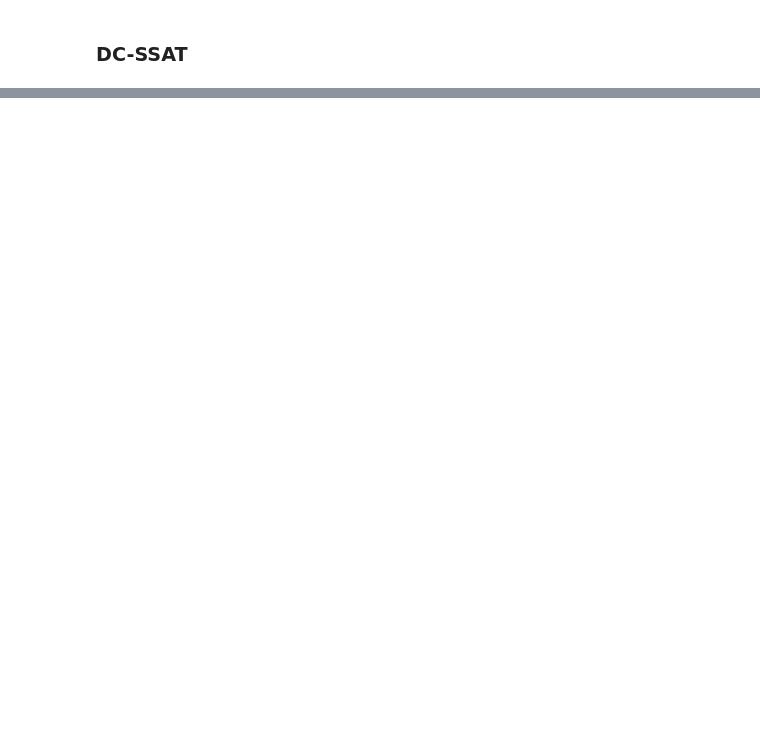
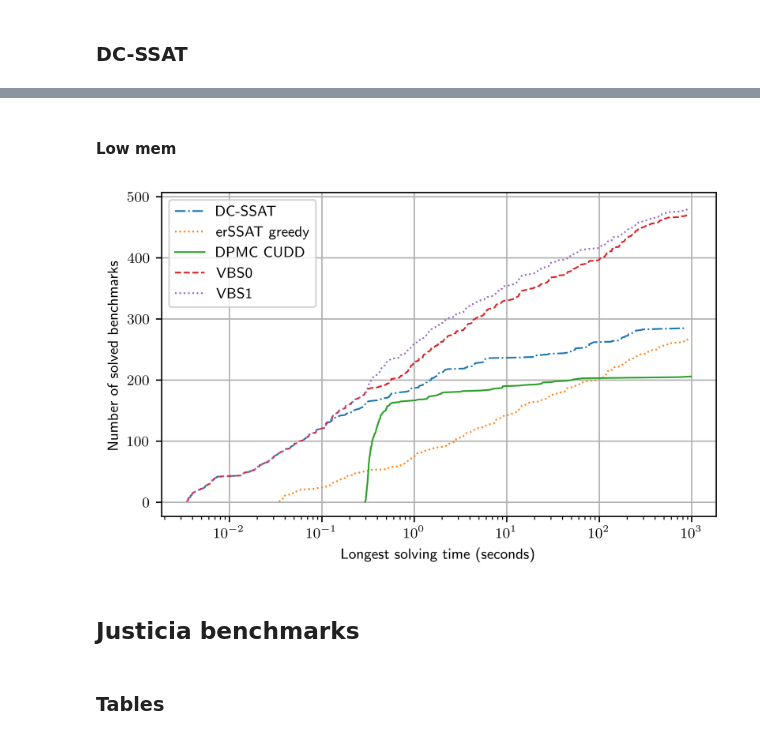
Before and after one commit to vuphan314/DPER, a Jupyter notebook: eval/dper.ipynb, the cells around one changed output, grey strips where cells are left out. Drawn from its saved outputs; the diff is of its cells as text; code cells hidden in the pictures; blank space fills up the shorter version.

```diff
--- a/eval/dper.ipynb
+++ b/eval/dper.ipynb
@@ -752,0 +1814,17 @@ drawWidthCurve(ax, WIDTH_TABLE, SUFFIXES, d, m, t, w, 'DpCF', 'DPER', '-')
+# %%
+q = 'select base, sol, mem, time from data '
+
+LO_WPMC_PERF_TABLE = LO_WPMC_DCSSAT_INST.getTable(q)
+
+LO_WPMC_PERF_TABLE = LO_WPMC_PERF_TABLE.merge(LO_WPMC_ERSSAT_GREED_INST.getTable(q))
+LO_WPMC_PERF_TABLE = LO_WPMC_PERF_TABLE.merge(LO_WPMC_ERSSAT_NOGREED_INST.getTable(q))
+
+LO_WPMC_PERF_TABLE = LO_WPMC_PERF_TABLE.merge(LO_WPMC_DPMC_CUDD_FLOW_INST.getTable(q))
+LO_WPMC_PERF_TABLE = LO_WPMC_PERF_TABLE.merge(LO_WPMC_DPMC_SYLVAN_FLOW_INST.getTable(q))
+
+LO_WPMC_PERF_TABLE = LO_WPMC_PERF_TABLE.merge(WPMC_DMC_CUDD_HTD_INST.getTable(q))
+LO_WPMC_PERF_TABLE = LO_WPMC_PERF_TABLE.merge(WPMC_DMC_CUDD_HTD_LAST_INST.getTable(q))
+LO_WPMC_PERF_TABLE = LO_WPMC_PERF_TABLE.merge(WPMC_DMC_CUDD_FLOW_INST.getTable(q))
+LO_WPMC_PERF_TABLE = LO_WPMC_PERF_TABLE.merge(WPMC_DMC_CUDD_FLOW_LAST_INST.getTable(q))
+
+LO_WPMC_PERF_TABLE
@@ -752,0 +2118,30 @@ drawWidthCurve(ax, WIDTH_TABLE, SUFFIXES, d, m, t, w, 'DpCF', 'DPER', '-')
+# %% [markdown]
+#### Low mem
+# %%
+(fig, ax) = getFigAx(.6)
+
+d = DIFF
+m = LO_MEM
+t = TIME
+
+drawSolverCurve(ax, LO_WPMC_PERF_TABLE, 'Dc', d, m, t, 'DC-SSAT', '-.')
+drawSolverCurve(ax, LO_WPMC_PERF_TABLE, 'EG', d, m, t, 'erSSAT greedy', ':')
+# drawSolverCurve(ax, LO_WPMC_PERF_TABLE, 'EN', d, m, t, 'erSSAT non-greedy', ':')
+drawSolverCurve(ax, LO_WPMC_PERF_TABLE, 'DpC', d, m, t, 'DPMC CUDD', '-')
+# drawSolverCurve(ax, LO_WPMC_PERF_TABLE, 'DpS', d, m, t, 'DPMC Sylvan', '-')
+
+drawVbsCurve(ax, LO_WPMC_PERF_TABLE, [
+    'Dc',
+    'EG'
+], d, m, t, 'VBS0', '--')
+drawVbsCurve(ax, LO_WPMC_PERF_TABLE, [
+    'Dc',
+    'EG',
+    'DpC'
+], d, m, t, 'VBS1', ':')
+# %% [output]
+[figure, added]
+# %% [markdown]
+## Justicia benchmarks
+# %% [markdown]
+### Tables
```
Also changed, not shown: parts of 189 cells of this notebook, 4 other files.
